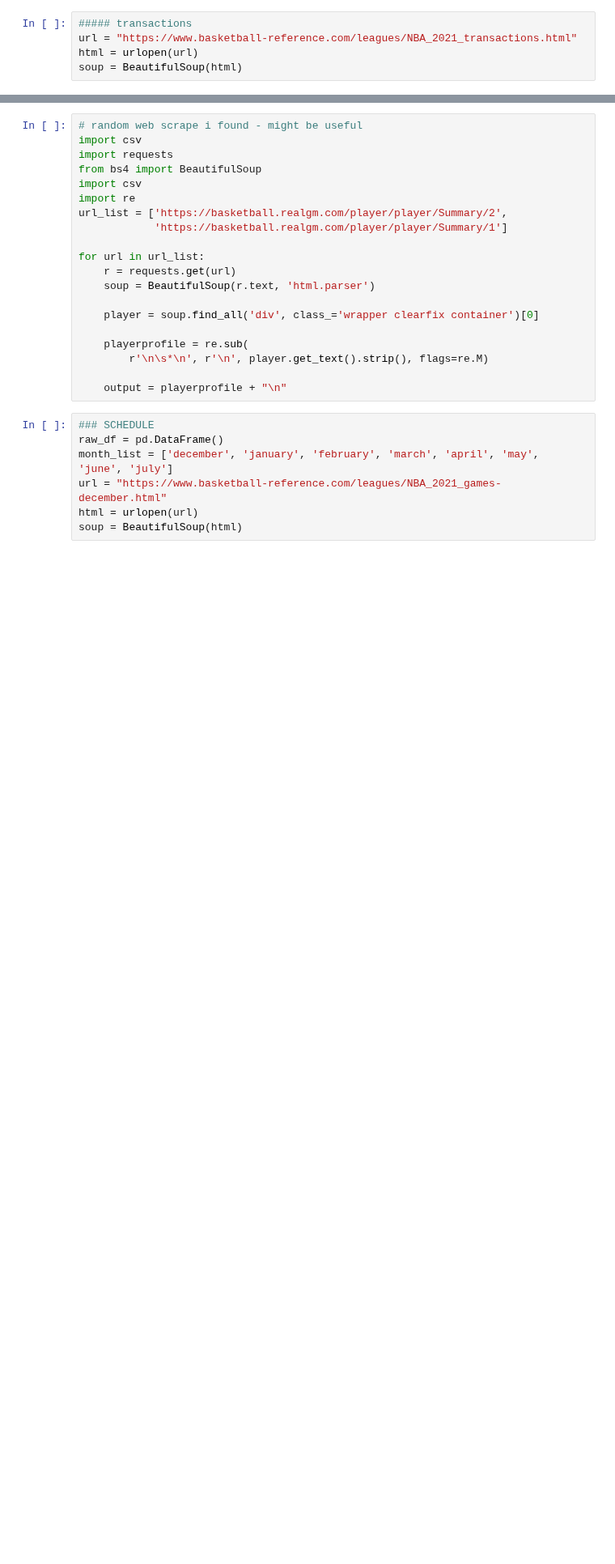
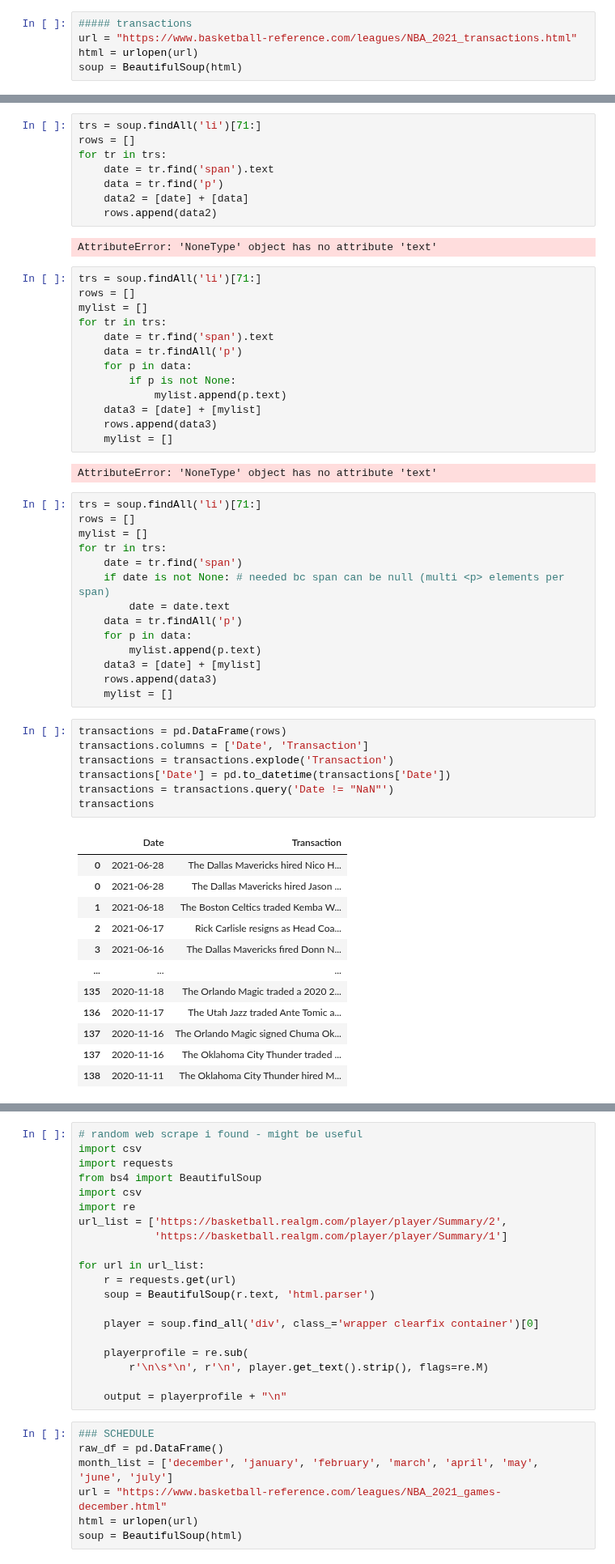
Before and after one commit to jyablonski/jyablonski_praq, a Jupyter notebook: bbref_webscrape.ipynb, the cells around one changed output, grey strips where cells are left out. Shown at 81% size. Saved outputs shown, nothing was run; the diff lists cells and outputs as text; blank space fills up the shorter version.

```diff
--- a/bbref_webscrape.ipynb
+++ b/bbref_webscrape.ipynb
@@ -194,0 +221,59 @@ transaction_info = [[p.getText() for p in rows[i].findAll('p')]
+# %%
+trs = soup.findAll('li')[71:]
+rows = []
+for tr in trs:
+    date = tr.find('span').text
+    data = tr.find('p')
+    data2 = [date] + [data]
+    rows.append(data2)
+# %% [output]
+AttributeError: 'NoneType' object has no attribute 'text'
+# %%
+trs = soup.findAll('li')[71:]
+rows = []
+mylist = []
+for tr in trs:
+    date = tr.find('span').text
+    data = tr.findAll('p')
+    for p in data:
+        if p is not None:
+            mylist.append(p.text)
+    data3 = [date] + [mylist]
+    rows.append(data3)
+    mylist = []
+# %% [output]
+AttributeError: 'NoneType' object has no attribute 'text'
+# %%
+trs = soup.findAll('li')[71:]
+rows = []
+mylist = []
+for tr in trs:
+    date = tr.find('span')
+    if date is not None: # needed bc span can be null (multi <p> elements per span)
+        date = date.text
+    data = tr.findAll('p')
+    for p in data:
+        mylist.append(p.text)
+    data3 = [date] + [mylist]
+    rows.append(data3)
+    mylist = []
+# %%
+transactions = pd.DataFrame(rows)
+transactions.columns = ['Date', 'Transaction']
+transactions = transactions.explode('Transaction')
+transactions['Date'] = pd.to_datetime(transactions['Date'])
+transactions = transactions.query('Date != "NaN"')
+transactions
+# %% [output]
+|  | Date | Transaction |
+| 0 | 2021-06-28 | The Dallas Mavericks hired Nico H... |
+| 0 | 2021-06-28 | The Dallas Mavericks hired Jason ... |
+| 1 | 2021-06-18 | The Boston Celtics traded Kemba W... |
+| 2 | 2021-06-17 | Rick Carlisle resigns as Head Coa... |
+| 3 | 2021-06-16 | The Dallas Mavericks fired Donn N... |
+| ... | ... | ... |
+| 135 | 2020-11-18 | The Orlando Magic traded a 2020 2... |
+| 136 | 2020-11-17 | The Utah Jazz traded Ante Tomic a... |
+| 137 | 2020-11-16 | The Orlando Magic signed Chuma Ok... |
+| 137 | 2020-11-16 | The Oklahoma City Thunder traded ... |
+| 138 | 2020-11-11 | The Oklahoma City Thunder hired M... |
```
Also changed, not shown: parts of 10 cells of this notebook.
